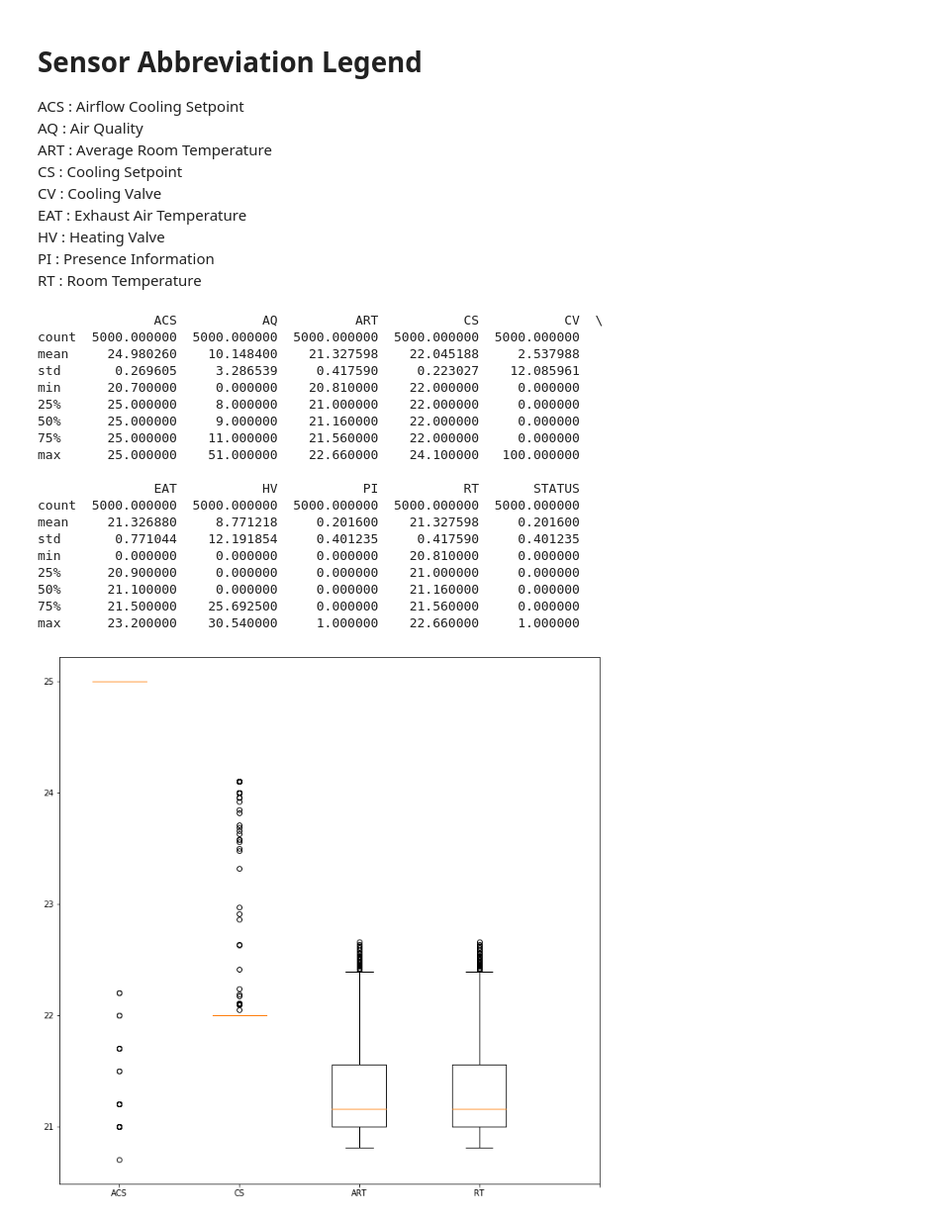
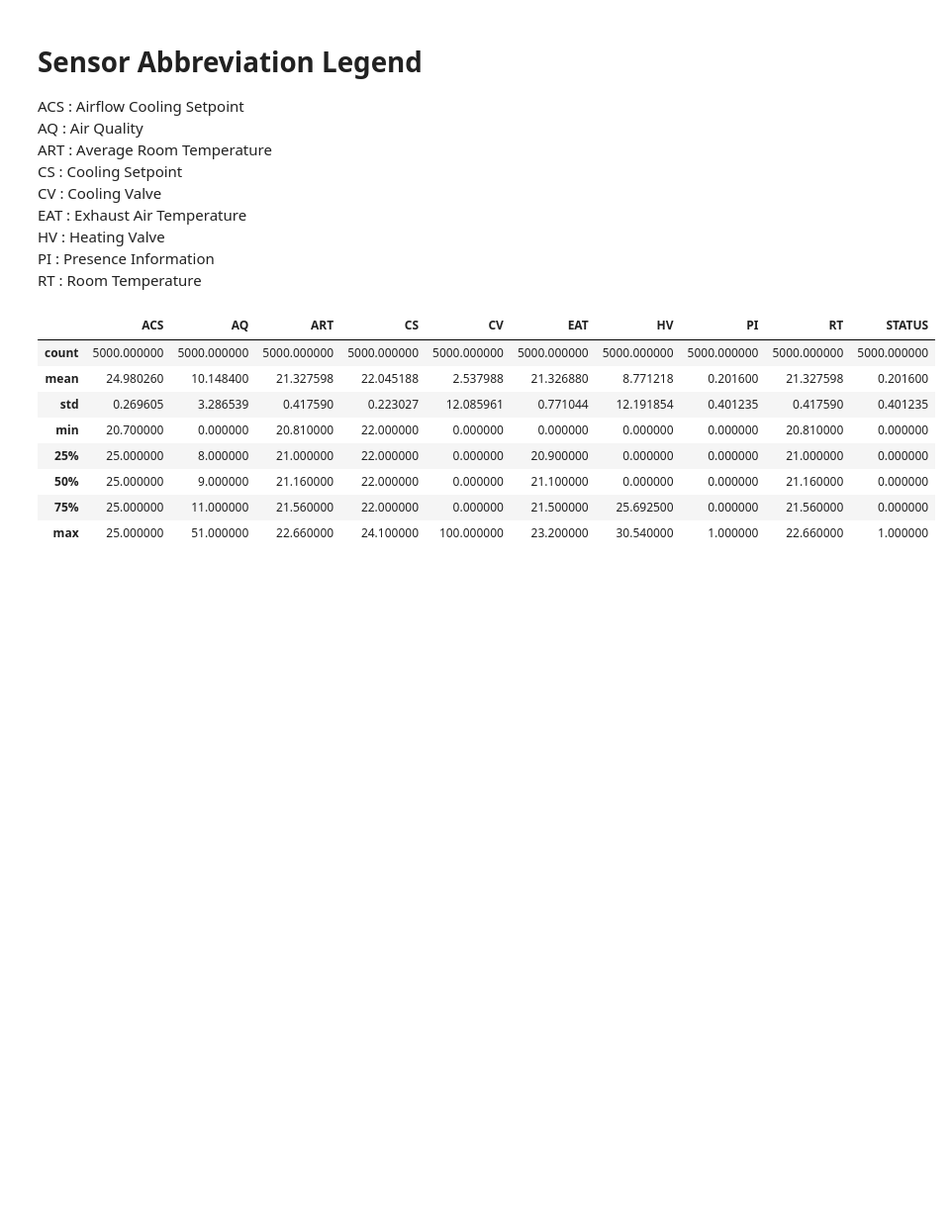
Before and after one commit to T3SC/smart-energy, a Jupyter notebook: exploratory_analysis.ipynb, the cells around one changed output. Shown at 99% size. Cells and saved outputs as stored; diff of their text form; code cells hidden in the pictures; blank space fills up the shorter version.

```diff
--- a/exploratory_analysis.ipynb
+++ b/exploratory_analysis.ipynb
@@ -53,37 +48,26 @@ RT   : Room Temperature <br />
 # %%
 def basic_stats():
 
     data = read_file()
-    print data.describe()
+    display(data.describe())
 
-    fig = plt.figure(figsize=(12,12))
-    ax = fig.add_subplot(111)
-    ax.boxplot(np.array(data[['ACS','CS','ART','RT']]))
-    plt.xticks([1, 2, 3, 4, 5], ['ACS', 'CS', 'ART', 'RT'])
-    plt.show()
+    #fig = plt.figure(figsize=(12,12))
+    #ax = fig.add_subplot(111)
+    #ax.boxplot(np.array(data[['ACS','CS','ART','RT']]))
+    #plt.xticks([1, 2, 3, 4, 5], ['ACS', 'CS', 'ART', 'RT'])
+    #plt.show()
 
 basic_stats()
 # %% [output]
-               ACS           AQ          ART           CS           CV  \
-count  5000.000000  5000.000000  5000.000000  5000.000000  5000.000000
-mean     24.980260    10.148400    21.327598    22.045188     2.537988
-std       0.269605     3.286539     0.417590     0.223027    12.085961
-min      20.700000     0.000000    20.810000    22.000000     0.000000
-25%      25.000000     8.000000    21.000000    22.000000     0.000000
-50%      25.000000     9.000000    21.160000    22.000000     0.000000
-75%      25.000000    11.000000    21.560000    22.000000     0.000000
-max      25.000000    51.000000    22.660000    24.100000   100.000000
-
-               EAT           HV           PI           RT       STATUS
-count  5000.000000  5000.000000  5000.000000  5000.000000  5000.000000
-mean     21.326880     8.771218     0.201600    21.327598     0.201600
-std       0.771044    12.191854     0.401235     0.417590     0.401235
-min       0.000000     0.000000     0.000000    20.810000     0.000000
-25%      20.900000     0.000000     0.000000    21.000000     0.000000
-50%      21.100000     0.000000     0.000000    21.160000     0.000000
-75%      21.500000    25.692500     0.000000    21.560000     0.000000
-max      23.200000    30.540000     1.000000    22.660000     1.000000
-[figure, removed]
+|  | ACS | AQ | ART | CS | CV | EAT | HV | PI | RT | STATUS |
+| count | 5000.000000 | 5000.000000 | 5000.000000 | 5000.000000 | 5000.000000 | 5000.000000 | 5000.000000 | 5000.000000 | 5000.000000 | 5000.000000 |
+| mean | 24.980260 | 10.148400 | 21.327598 | 22.045188 | 2.537988 | 21.326880 | 8.771218 | 0.201600 | 21.327598 | 0.201600 |
+| std | 0.269605 | 3.286539 | 0.417590 | 0.223027 | 12.085961 | 0.771044 | 12.191854 | 0.401235 | 0.417590 | 0.401235 |
+| min | 20.700000 | 0.000000 | 20.810000 | 22.000000 | 0.000000 | 0.000000 | 0.000000 | 0.000000 | 20.810000 | 0.000000 |
+| 25% | 25.000000 | 8.000000 | 21.000000 | 22.000000 | 0.000000 | 20.900000 | 0.000000 | 0.000000 | 21.000000 | 0.000000 |
+| 50% | 25.000000 | 9.000000 | 21.160000 | 22.000000 | 0.000000 | 21.100000 | 0.000000 | 0.000000 | 21.160000 | 0.000000 |
+| 75% | 25.000000 | 11.000000 | 21.560000 | 22.000000 | 0.000000 | 21.500000 | 25.692500 | 0.000000 | 21.560000 | 0.000000 |
+| max | 25.000000 | 51.000000 | 22.660000 | 24.100000 | 100.000000 | 23.200000 | 30.540000 | 1.000000 | 22.660000 | 1.000000 |
 # %%
 def visualize_corr():
 
```
Also changed, not shown: parts of 4 cells of this notebook.
